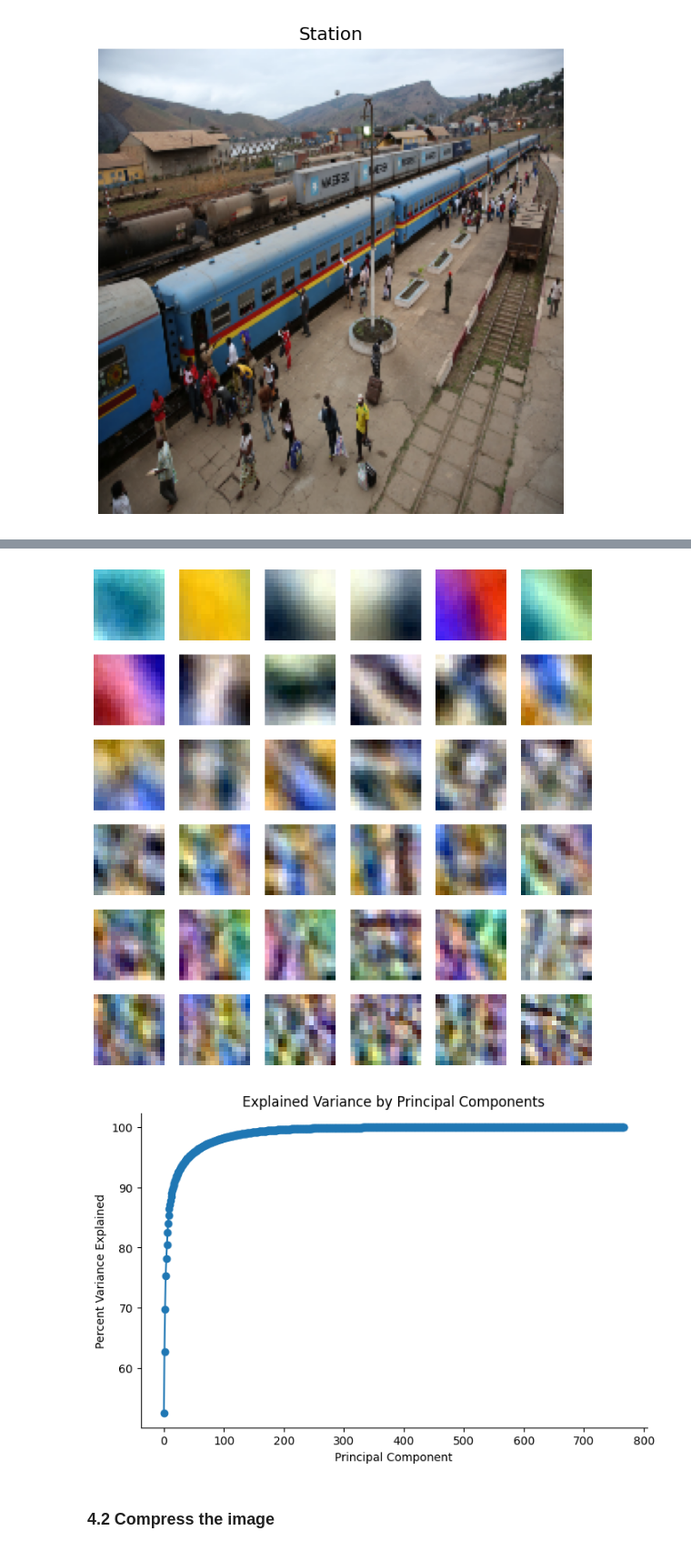
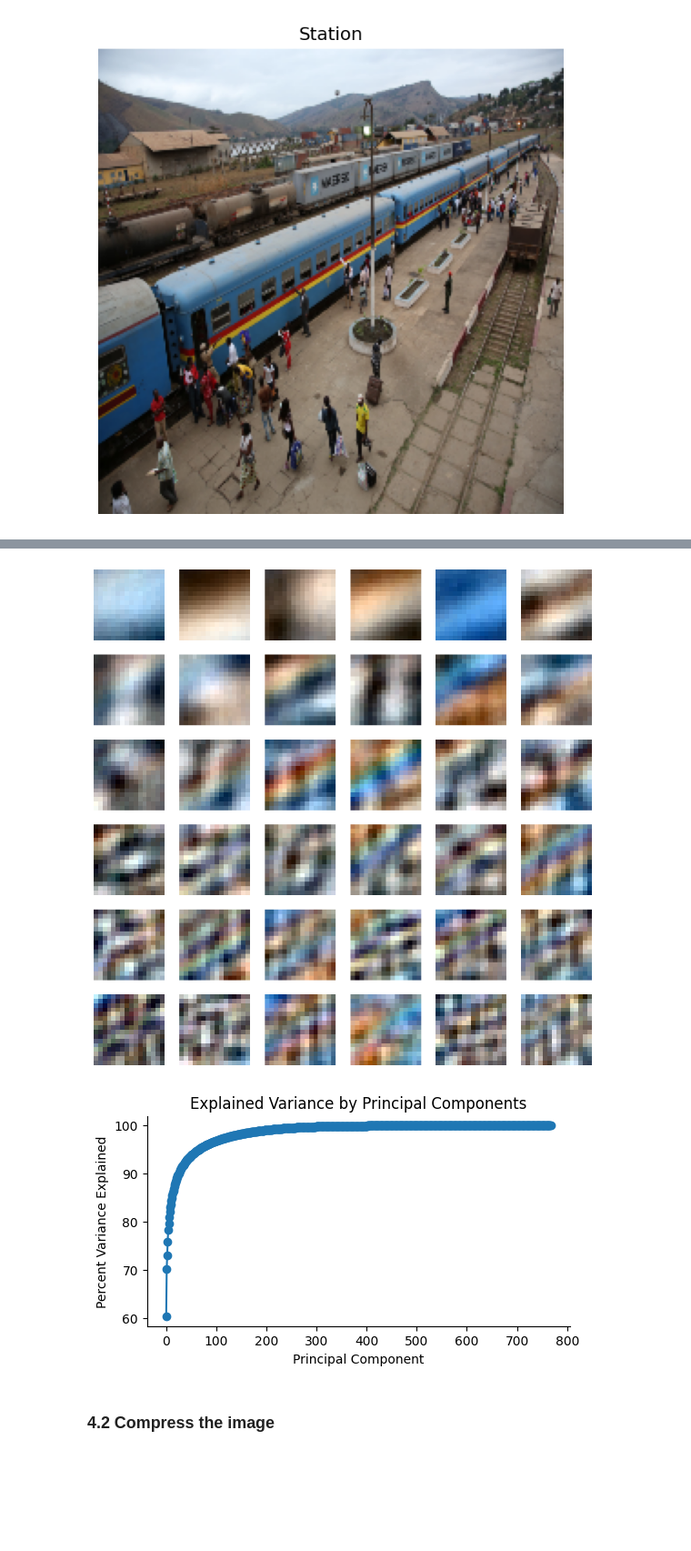
Before and after one commit to kdmalc/intro-computer-vision, a Jupyter notebook: HW3.ipynb, the cells around one changed output, grey strips where cells are left out. Shown at 91% size. Saved outputs shown, nothing was run; the diff lists cells and outputs as text; code cells hidden in the pictures; blank space fills up the shorter version.

```diff
--- a/HW3.ipynb
+++ b/HW3.ipynb
@@ -391,10 +357,22 @@ Vt, mean_X, explained_variance = pca_svd(X)
-# %%
-visualize_components(Vt[:36], patch_size=16)
-# %% [output]
-[figure, removed]
-# %%
-plot_variance_explained(explained_variance)
-# %% [output]
-[figure, removed]
+# %%
+# Get patches from image
+station_patches = get_patches(station_png, patch_size=16, n_patches=1000, overlap=True)
+
+# Implement PCA on the patches
+X_station = station_patches.reshape(station_patches.shape[0], -1)  # Flatten patches
+Vt_station, mean_X_station, exvar_station = pca_svd(X_station)
+
+# Display the first 36 principal components
+## Display the first 36 principal components as 16 x 16 images, arranged in a 6 x 6 grid
+## (Note: remember to sort your eigenvalues and eigenvectors by decreasing eigenvalue magnitude!).
+## Also report the % of variance captured by all principal components (not just the first 36) in a plot,
+## x-axis being the component number, and y-axis being the % of variance explained by that component.
+
+visualize_components(Vt_station[:36], patch_size=16)
+
+plot_variance_explained(exvar_station)
+# %% [output]
+[figure, added]
+[figure, added]
 # %% [markdown]
 ### 4.2 Compress the image
```
Also changed, not shown: parts of 11 cells of this notebook.
